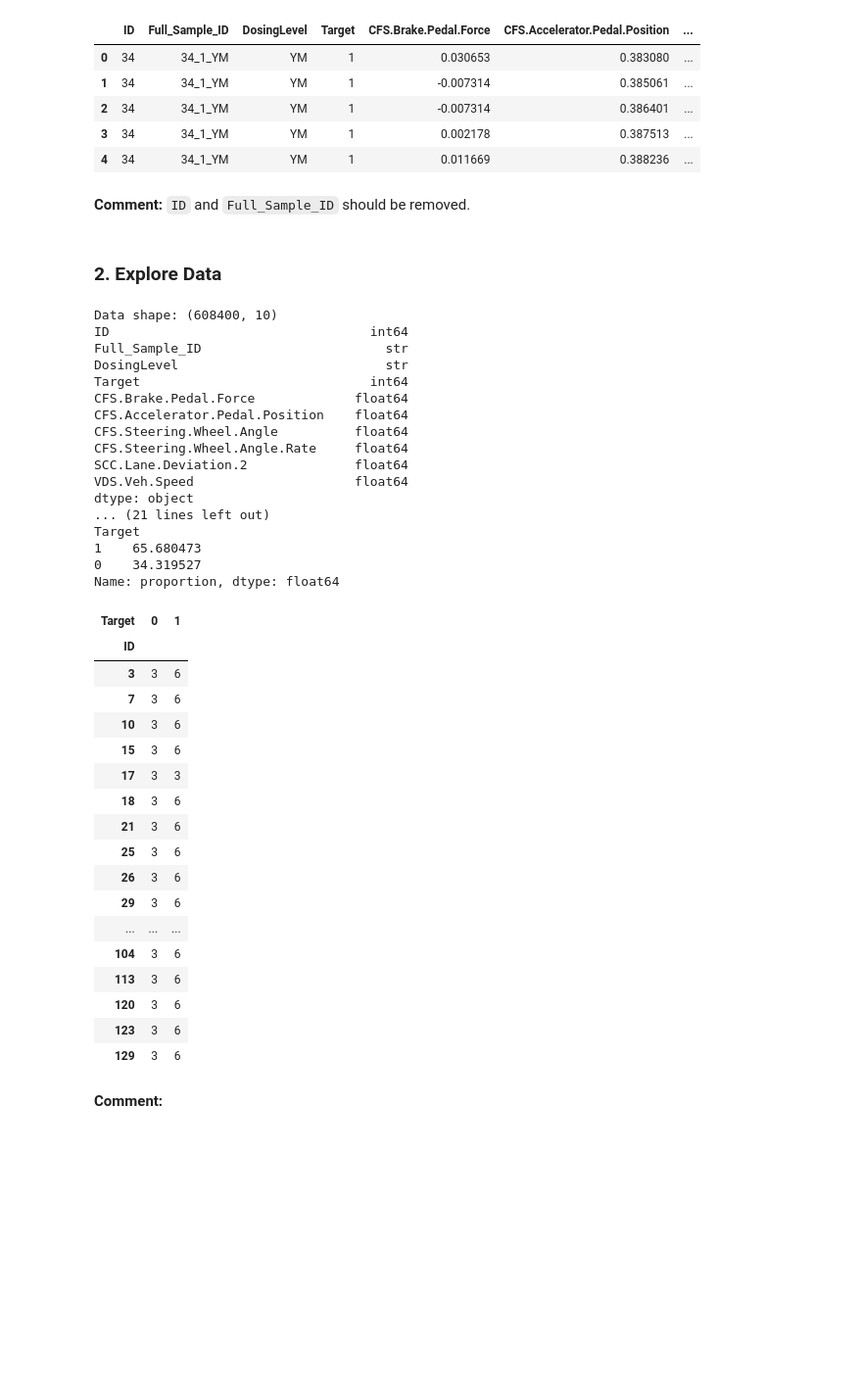
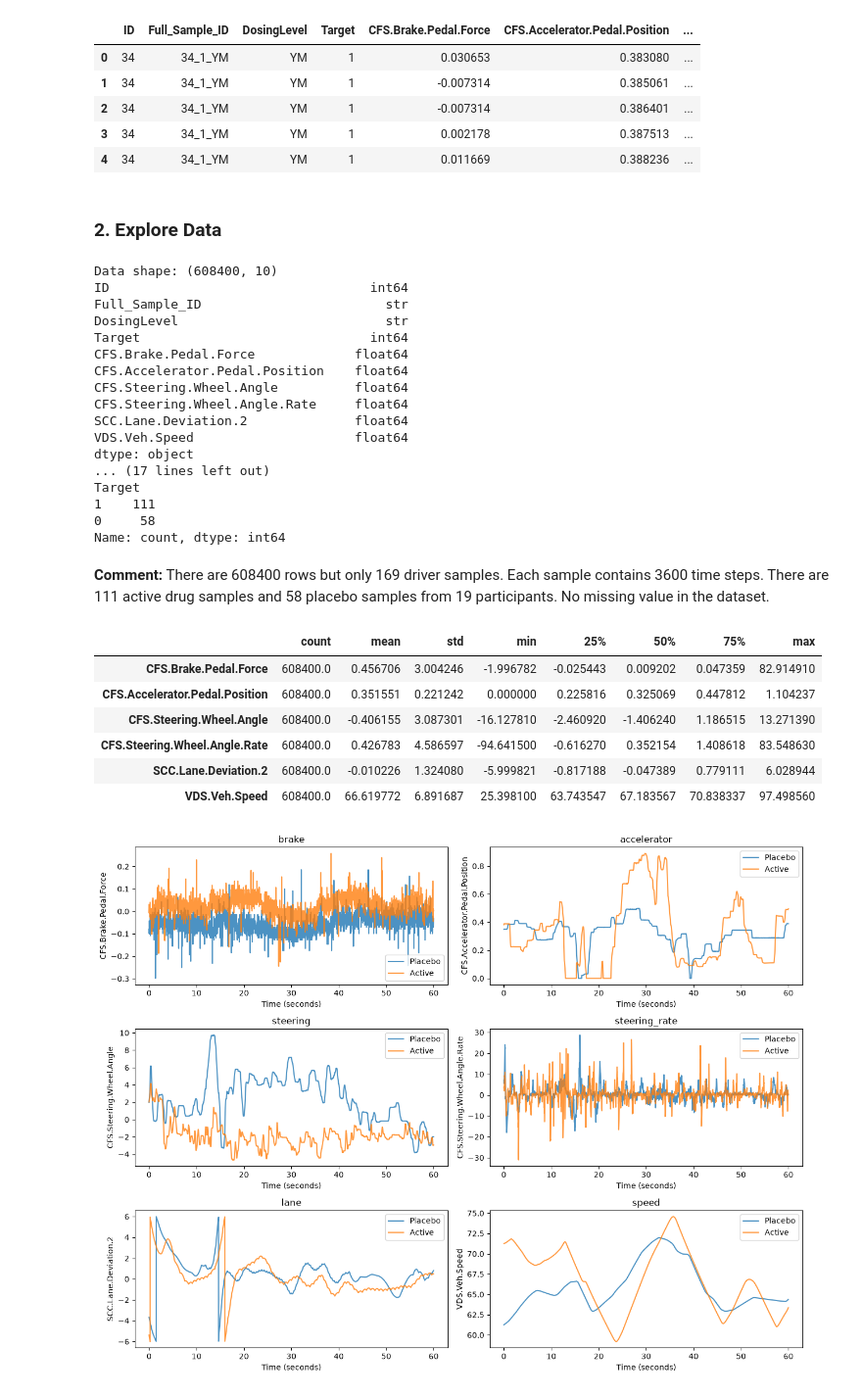
Before and after one commit to khanhdo05/Intro-to-ML, a Jupyter notebook: homework3.ipynb, the cells around one changed output. Shown at 98% size. Cells and saved outputs as stored; diff of their text form; code cells hidden in the pictures; blank space fills up the shorter version.

```diff
--- a/homework3.ipynb
+++ b/homework3.ipynb
@@ -518,8 +518,6 @@ drug.head()
 | 2 | 34 | 34_1_YM | YM | 1 | -0.007314 | 0.386401 | ... |
 | 3 | 34 | 34_1_YM | YM | 1 | 0.002178 | 0.387513 | ... |
 | 4 | 34 | 34_1_YM | YM | 1 | 0.011669 | 0.388236 | ... |
-# %% [markdown]
-**Comment:** `ID` and `Full_Sample_ID` should be removed.
 # %% [markdown]
 ### 2. Explore Data
 # %%
@@ -547,7 +545,6 @@ assert drug["Target"].eq(drug["DosingLevel"].isin(["YM", "ZM"]).astype(int)).all
 # Count classes at the sample level
 drug_sample_info = drug_groups[["ID", "DosingLevel", "Target"]].first()
 print(drug_sample_info["Target"].value_counts())
-print(drug_sample_info["Target"].value_counts(normalize=True) * 100)
 # %% [output]
 Data shape: (608400, 10)
 ID                                  int64
@@ -561,28 +558,47 @@ CFS.Steering.Wheel.Angle.Rate     float64
 SCC.Lane.Deviation.2              float64
 VDS.Veh.Speed                     float64
 dtype: object
-... (21 lines left out)
+... (17 lines left out)
 Target
-1    65.680473
-0    34.319527
-Name: proportion, dtype: float64
+1    111
+0     58
+Name: count, dtype: int64
-| Target | 0 | 1 |
-| ID |  |  |
-| 3 | 3 | 6 |
-| 7 | 3 | 6 |
-| 10 | 3 | 6 |
-| 15 | 3 | 6 |
-| 17 | 3 | 3 |
-| 18 | 3 | 6 |
-| 21 | 3 | 6 |
-| 25 | 3 | 6 |
-| 26 | 3 | 6 |
-| 29 | 3 | 6 |
-| ... | ... | ... |
-| 104 | 3 | 6 |
-| 113 | 3 | 6 |
-| 120 | 3 | 6 |
-| 123 | 3 | 6 |
-| 129 | 3 | 6 |
 # %% [markdown]
-**Comment:**
+**Comment:** There are 608400 rows but only 169 driver samples. Each sample contains 3600 time steps. There are 111 active drug samples and 58 placebo samples from 19 participants. No missing value in the dataset.
+# %%
+drug_signals = {
+    "brake": "CFS.Brake.Pedal.Force",
+    "accelerator": "CFS.Accelerator.Pedal.Position",
+    "steering": "CFS.Steering.Wheel.Angle",
+    "steering_rate": "CFS.Steering.Wheel.Angle.Rate",
+    "lane": "SCC.Lane.Deviation.2",
+    "speed": "VDS.Veh.Speed"
+}
+
+display(drug[list(drug_signals.values())].describe().T)
+
+# Inspect one sample from each class. These examples are not class averages.
+example_ids = [drug_sample_info.query("Target == 0").index[0],
+               drug_sample_info.query("Target == 1").index[0]]
+fig, axes = plt.subplots(3, 2, figsize=(13, 10))
+for ax, (name, column) in zip(axes.ravel(), drug_signals.items()):
+    for sample_id in example_ids:
+        sample = drug.loc[drug["Full_Sample_ID"].eq(sample_id)]
+        seconds = np.arange(len(sample)) / 60
+        label = "Placebo" if sample["Target"].iloc[0] == 0 else "Active"
+        ax.plot(seconds, sample[column], label=label, alpha=0.8)
+    ax.set_title(name)
+    ax.set_xlabel("Time (seconds)")
+    ax.set_ylabel(column)
+    ax.legend()
+plt.tight_layout()
+plt.show()
+# %% [output]
+|  | count | mean | std | min | 25% | 50% | 75% | max |
+| CFS.Brake.Pedal.Force | 608400.0 | 0.456706 | 3.004246 | -1.996782 | -0.025443 | 0.009202 | 0.047359 | 82.914910 |
+| CFS.Accelerator.Pedal.Position | 608400.0 | 0.351551 | 0.221242 | 0.000000 | 0.225816 | 0.325069 | 0.447812 | 1.104237 |
+| CFS.Steering.Wheel.Angle | 608400.0 | -0.406155 | 3.087301 | -16.127810 | -2.460920 | -1.406240 | 1.186515 | 13.271390 |
+| CFS.Steering.Wheel.Angle.Rate | 608400.0 | 0.426783 | 4.586597 | -94.641500 | -0.616270 | 0.352154 | 1.408618 | 83.548630 |
+| SCC.Lane.Deviation.2 | 608400.0 | -0.010226 | 1.324080 | -5.999821 | -0.817188 | -0.047389 | 0.779111 | 6.028944 |
+| VDS.Veh.Speed | 608400.0 | 66.619772 | 6.891687 | 25.398100 | 63.743547 | 67.183567 | 70.838337 | 97.498560 |
+[figure, added]
```
Also changed, not shown: parts of 15 cells of this notebook.
